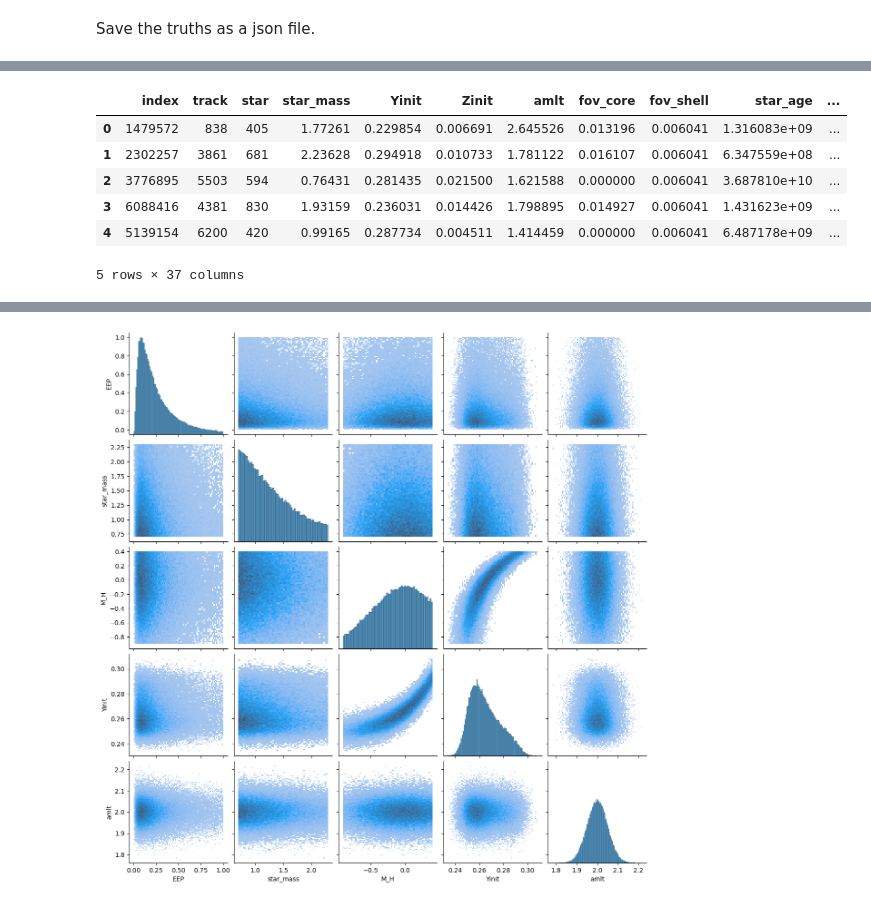
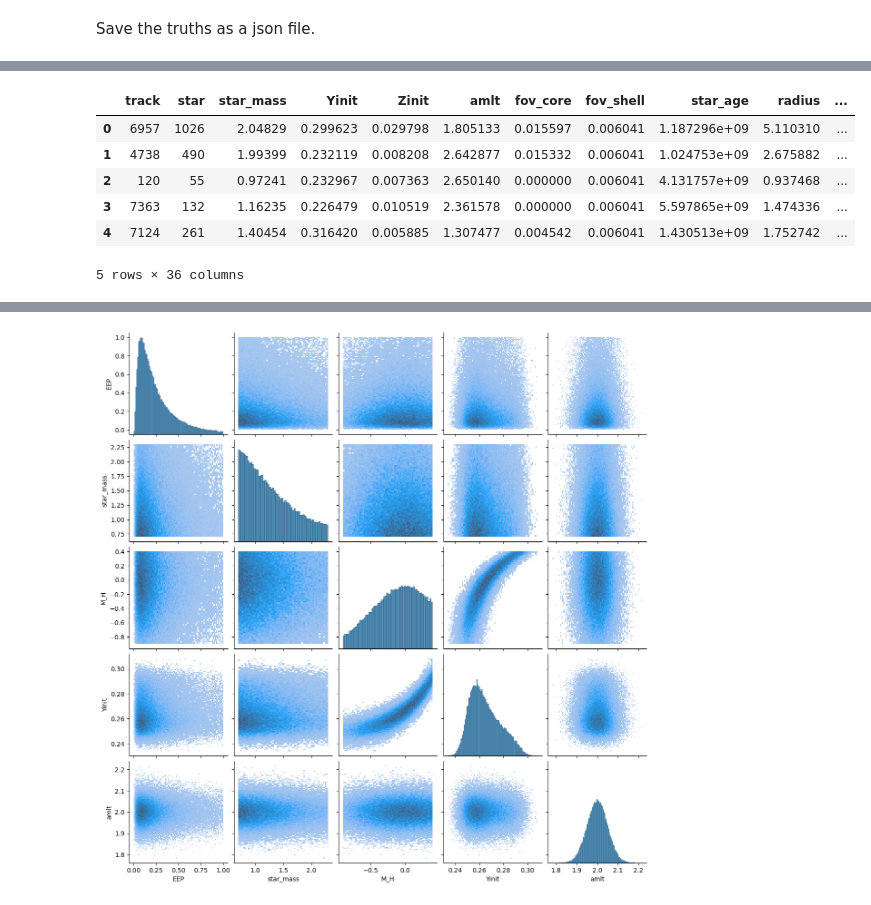
Before and after one commit to alexlyttle/scalable-stellar-inference, a Jupyter notebook: notebook/synthetic-test-stars.ipynb, the cells around one changed output, grey strips where cells are left out. Cells and saved outputs as stored; diff of their text form; code cells hidden in the pictures.

```diff
--- a/notebook/synthetic-test-stars.ipynb
+++ b/notebook/synthetic-test-stars.ipynb
@@ -63,14 +43,14 @@ train.head()
 # %%
-test = pd.read_hdf(filename, "test").sample(frac=1).reset_index()
+test = pd.read_hdf(filename, "test").sample(frac=1).reset_index(drop=True)
 test.head()
 # %% [output]
-|  | index | track | star | star_mass | Yinit | Zinit | amlt | fov_core | fov_shell | star_age | ... |
-| 0 | 1479572 | 838 | 405 | 1.77261 | 0.229854 | 0.006691 | 2.645526 | 0.013196 | 0.006041 | 1.316083e+09 | ... |
-| 1 | 2302257 | 3861 | 681 | 2.23628 | 0.294918 | 0.010733 | 1.781122 | 0.016107 | 0.006041 | 6.347559e+08 | ... |
-| 2 | 3776895 | 5503 | 594 | 0.76431 | 0.281435 | 0.021500 | 1.621588 | 0.000000 | 0.006041 | 3.687810e+10 | ... |
-| 3 | 6088416 | 4381 | 830 | 1.93159 | 0.236031 | 0.014426 | 1.798895 | 0.014927 | 0.006041 | 1.431623e+09 | ... |
-| 4 | 5139154 | 6200 | 420 | 0.99165 | 0.287734 | 0.004511 | 1.414459 | 0.000000 | 0.006041 | 6.487178e+09 | ... |
+|  | track | star | star_mass | Yinit | Zinit | amlt | fov_core | fov_shell | star_age | radius | ... |
+| 0 | 6957 | 1026 | 2.04829 | 0.299623 | 0.029798 | 1.805133 | 0.015597 | 0.006041 | 1.187296e+09 | 5.110310 | ... |
+| 1 | 4738 | 490 | 1.99399 | 0.232119 | 0.008208 | 2.642877 | 0.015332 | 0.006041 | 1.024753e+09 | 2.675882 | ... |
+| 2 | 120 | 55 | 0.97241 | 0.232967 | 0.007363 | 2.650140 | 0.000000 | 0.006041 | 4.131757e+09 | 0.937468 | ... |
+| 3 | 7363 | 132 | 1.16235 | 0.226479 | 0.010519 | 2.361578 | 0.000000 | 0.006041 | 5.597865e+09 | 1.474336 | ... |
+| 4 | 7124 | 261 | 1.40454 | 0.316420 | 0.005885 | 1.307477 | 0.004542 | 0.006041 | 1.430513e+09 | 1.752742 | ... |
-5 rows × 37 columns
+5 rows × 36 columns
 # %%
 input_cols = ["EEP", "star_mass", "M_H", "Yinit", "amlt"]
 output_cols = ["star_age", "Teff", "radius", "Dnu_freq_o"]
```
Also changed, not shown: parts of 48 cells of this notebook.
